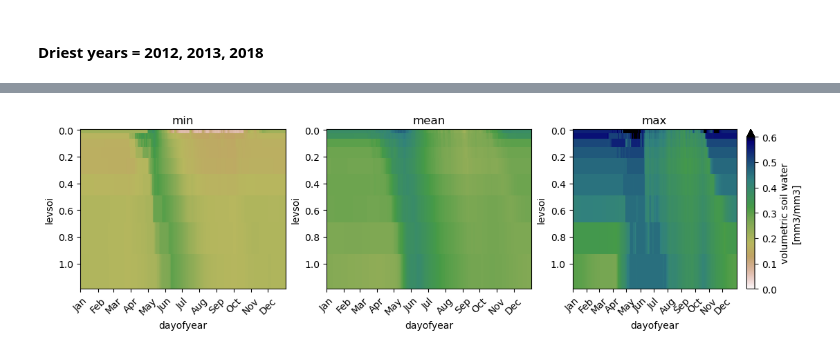
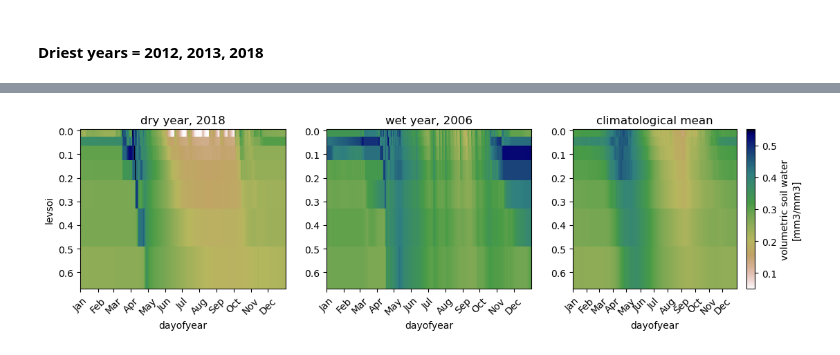
Before and after one commit to wwieder/gothic_ctsm, a Jupyter notebook: notebooks/Gothic_NLDAS-billyOBS.ipynb, the cells around one changed output, grey strips where cells are left out. Drawn from its saved outputs; the diff is of its cells as text; code cells hidden in the pictures.

```diff
--- a/notebooks/Gothic_NLDAS-billyOBS.ipynb
+++ b/notebooks/Gothic_NLDAS-billyOBS.ipynb
@@ -198,0 +326,20 @@ Data variables: (12/28)
+# %%
+# Normalize soil moisure to soil level max
+ds['normH2OSOI'] =  ds.H2OSOI / ds.H2OSOI.max('time')
+ds_noLW['normH2OSOI'] =  ds_noLW.H2OSOI / ds_noLW.H2OSOI.max('time')
+#ds.normH2OSOI.isel(lndgrid=0,levsoi=3).plot()
+#ds_noLW.normH2OSOI.isel(lndgrid=0,levsoi=3).plot()
+
+spd = 60 * 60 * 24
+ds_asp = xr.Dataset()
+ds_asp['TSOI_15'] = ds.TSOI.isel(lndgrid=0,levgrnd=3)
+ds_asp['TSOI_50'] = ds.TSOI.isel(lndgrid=0,levgrnd=5)
+ds_asp['normH20SOI_15'] = ds.normH2OSOI.isel(lndgrid=0,levsoi=3) * obs15Max[0]
+ds_asp['normH20SOI_50'] = ds.normH2OSOI.isel(lndgrid=0,levsoi=5) * obs15Max[1]
+ds_asp['RAIN'] = ds.RAIN.isel(lndgrid=0) * spd
+ds_asp['SNOW'] = ds.SNOW.isel(lndgrid=0) * spd
+ds_asp['normH20SOI_15'].plot()
+ds_asp['normH20SOI_50'].plot() ;
+fout = '/glade/derecho/scratch/wwieder/nldas/gothic/'+exp[0]+'daily.csv'
+#ds_asp.to_dataframe().to_csv(fout)
+#print(fout)
@@ -495,29 +950,39 @@ ds.H2OSOI.attrs['long_name'] = 'volumetric soil water'
 # %%
 plt.figure(figsize=[13,3])
 plt.subplot(1, 3, 1)
-ds.H2OSOI.groupby('time.dayofyear').min().isel(
-    lndgrid=0,levsoi=slice(0,9)).plot(
-    x='dayofyear',robust=True,vmin=0.0,vmax=0.6,cmap='gist_earth_r',add_colorbar=False)
+#ds.H2OSOI.groupby('time.dayofyear').min().isel(
+ds.H2OSOI.isel(time=slice((18*365),(19*365))).groupby('time.dayofyear').mean().isel(
+    lndgrid=0,levsoi=slice(0,7)).plot(
+    x='dayofyear',robust=True,vmin=0.05,vmax=0.55,cmap='gist_earth_r',add_colorbar=False)
 plt.gca().invert_yaxis() ;
 plt.xticks(tick, month[0], rotation=45) ;
-plt.title('min')
+plt.title('dry year, 2018')
 
 plt.subplot(1, 3, 2)
-ds.H2OSOI.groupby('time.dayofyear').mean().isel(
-    lndgrid=0,levsoi=slice(0,9)).plot(
-    x='dayofyear',vmin=0.0,vmax=0.6,cmap='gist_earth_r',add_colorbar=False)
+ds.H2OSOI.isel(time=slice((6*365),(7*365))).groupby('time.dayofyear').mean().isel(
+    lndgrid=0,levsoi=slice(0,7)).plot(
+    x='dayofyear',robust=True,vmin=0.05,vmax=0.55,cmap='gist_earth_r',add_colorbar=False)
 plt.gca().invert_yaxis() ;
 plt.xticks(tick, month[0], rotation=45) ;
-plt.title('mean')
+plt.title('wet year, 2006')
+plt.ylabel(None)
 
 plt.subplot(1, 3, 3)
-ds.H2OSOI.groupby('time.dayofyear').max().isel(
-    lndgrid=0,levsoi=slice(0,9)).plot(
-    x='dayofyear',robust=True,vmin=0.0,vmax=0.6,cmap='gist_earth_r')
+ds.H2OSOI.groupby('time.dayofyear').mean().isel(
+    lndgrid=0,levsoi=slice(0,7)).plot(
+    x='dayofyear',vmin=0.05,vmax=0.55,cmap='gist_earth_r',add_colorbar=True)
 plt.gca().invert_yaxis() ;
 plt.xticks(tick, month[0], rotation=45) ;
-plt.title('max')
+plt.title('climatological mean')
+plt.ylabel(None)
+
+#ds.H2OSOI.groupby('time.dayofyear').max().isel(
+#    lndgrid=0,levsoi=slice(0,9)).plot(
+#    x='dayofyear',robust=True,vmin=0.0,vmax=0.6,cmap='gist_earth_r')
+#plt.gca().invert_yaxis() ;
+#plt.xticks(tick, month[0], rotation=45) ;
+#plt.title('max')
 
 fig.tight_layout()
 # %% [output]
-[figure, old version]
+[figure, new version]
```
Also changed, not shown: parts of 53 cells of this notebook, 6 other files.
